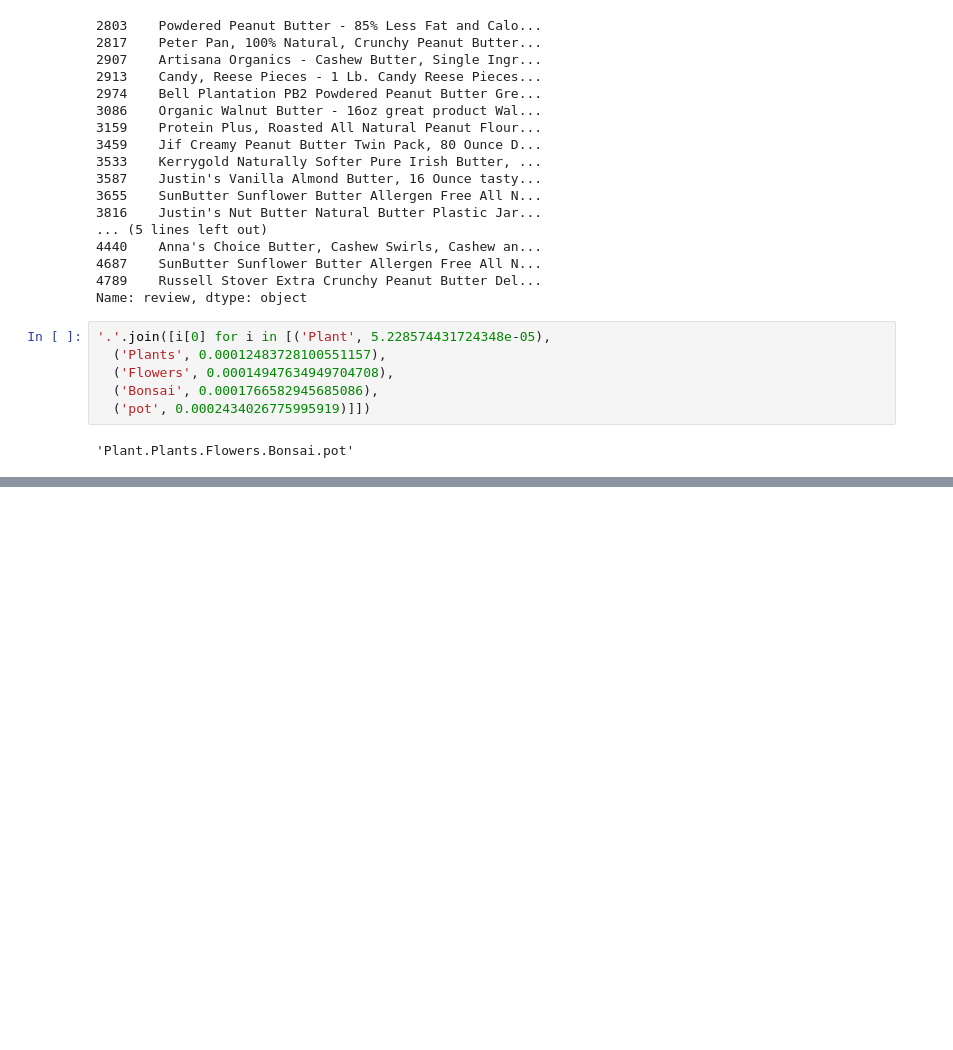
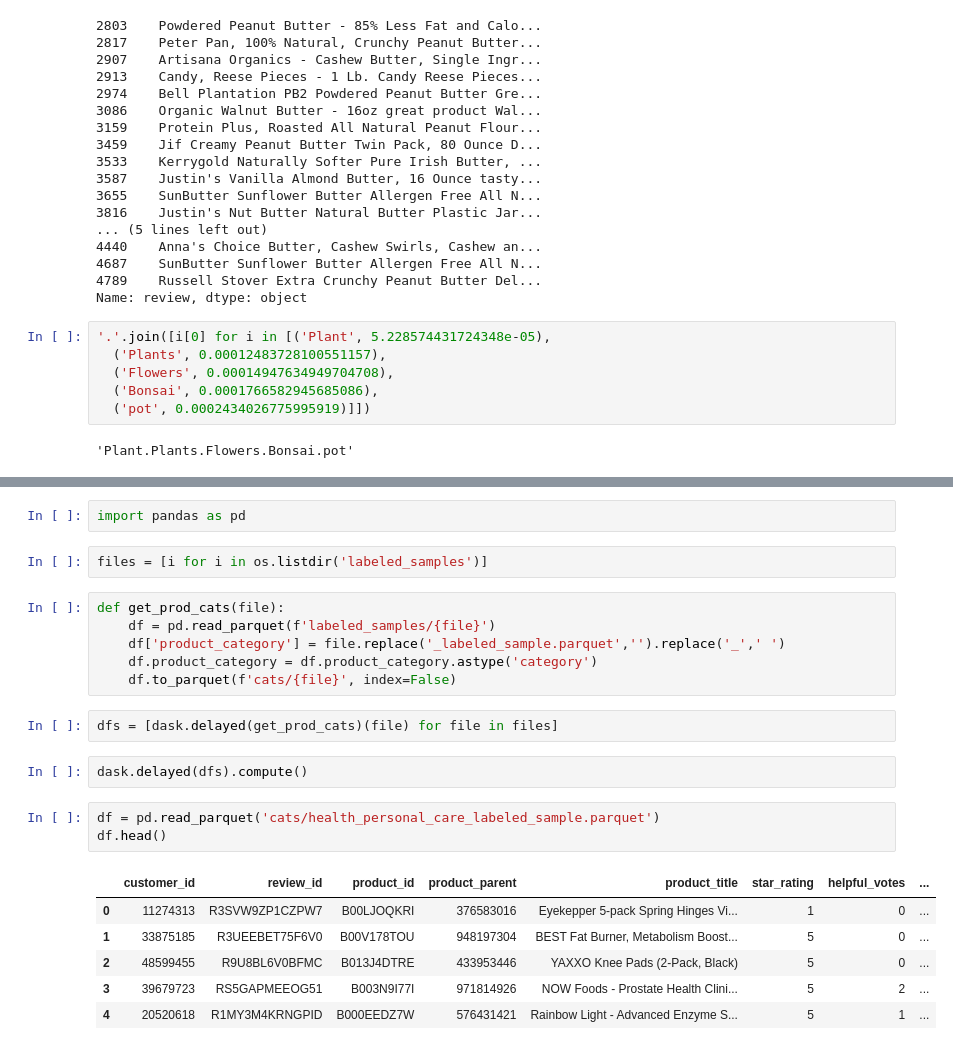
Before and after one commit to yksnilowyrahcaz/Product_Reviews_Analysis, a Jupyter notebook: nlp.ipynb, the cells around one changed output, grey strips where cells are left out. Drawn from its saved outputs; the diff is of its cells as text; blank space fills up the shorter version.

```diff
--- a/nlp.ipynb
+++ b/nlp.ipynb
@@ -379,0 +388,24 @@ Name: review, dtype: object
+# %%
+import pandas as pd
+# %%
+files = [i for i in os.listdir('labeled_samples')]
+# %%
+def get_prod_cats(file):
+    df = pd.read_parquet(f'labeled_samples/{file}')
+    df['product_category'] = file.replace('_labeled_sample.parquet','').replace('_',' ')
+    df.product_category = df.product_category.astype('category')
+    df.to_parquet(f'cats/{file}', index=False)
+# %%
+dfs = [dask.delayed(get_prod_cats)(file) for file in files]
+# %%
+dask.delayed(dfs).compute()
+# %%
+df = pd.read_parquet('cats/health_personal_care_labeled_sample.parquet')
+df.head()
+# %% [output]
+|  | customer_id | review_id | product_id | product_parent | product_title | star_rating | helpful_votes | ... |
+| 0 | 11274313 | R3SVW9ZP1CZPW7 | B00LJOQKRI | 376583016 | Eyekepper 5-pack Spring Hinges Vi... | 1 | 0 | ... |
+| 1 | 33875185 | R3UEEBET75F6V0 | B00V178TOU | 948197304 | BEST Fat Burner, Metabolism Boost... | 5 | 0 | ... |
+| 2 | 48599455 | R9U8BL6V0BFMC | B013J4DTRE | 433953446 | YAXXO Knee Pads (2-Pack, Black) | 5 | 0 | ... |
+| 3 | 39679723 | RS5GAPMEEOG51 | B003N9I77I | 971814926 | NOW Foods - Prostate Health Clini... | 5 | 2 | ... |
+| 4 | 20520618 | R1MY3M4KRNGPID | B000EEDZ7W | 576431421 | Rainbow Light - Advanced Enzyme S... | 5 | 1 | ... |
```
Also changed, not shown: parts of 14 cells of this notebook, 5 other files.
